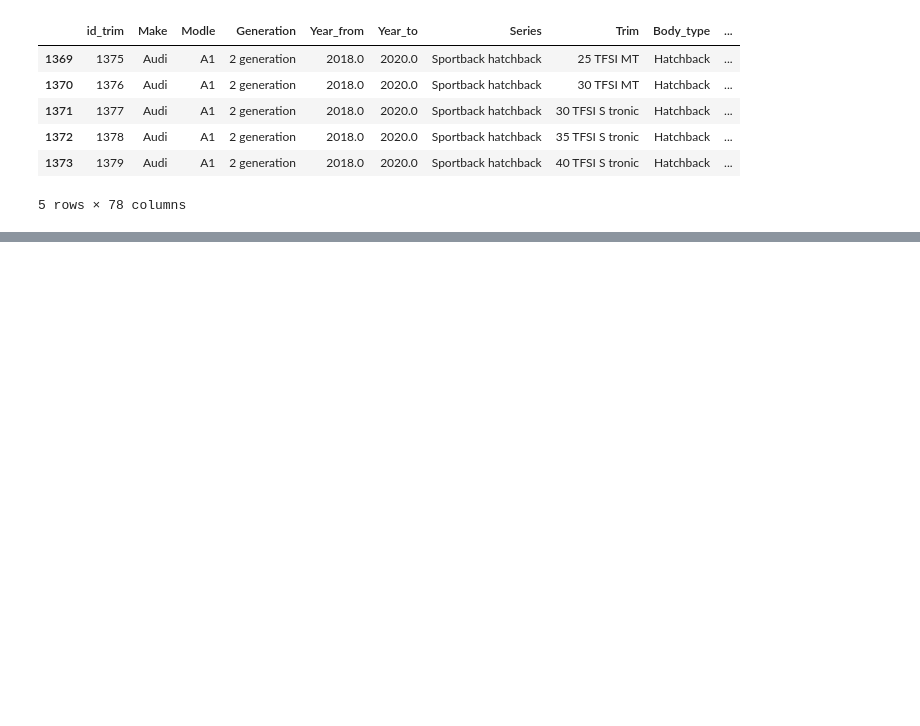
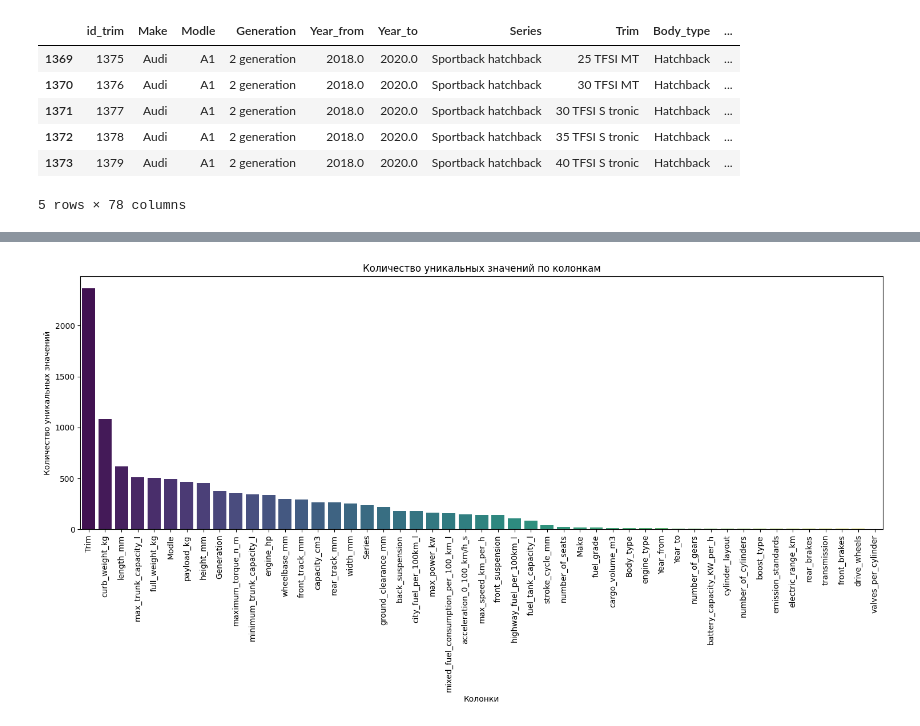
Before and after one commit to Giro216/AI_CAR_ASSISTANT, a Jupyter notebook: app/Service_Recommendation_LLM/cars1945_2020_analyst.ipynb, the cells around one changed output, grey strips where cells are left out. Saved outputs shown, nothing was run; the diff lists cells and outputs as text; code cells hidden in the pictures; blank space fills up the shorter version.

```diff
--- a/app/Service_Recommendation_LLM/cars1945_2020_analyst.ipynb
+++ b/app/Service_Recommendation_LLM/cars1945_2020_analyst.ipynb
@@ -259,0 +341,17 @@ print_rows_columns_as_array(filterByRating, 'Make', 'Modle', 'Series', 'Trim', c
+# %%
+unique_counts = cleaned_df.nunique().sort_values(ascending=False)
+unique_counts = unique_counts[unique_counts > 0]
+
+if not unique_counts.empty:
+    plt.figure(figsize=(15, 8))
+    sns.barplot(x=unique_counts.index, y=unique_counts.values, hue=unique_counts.index, palette='viridis', legend=False)
+    plt.title('Количество уникальных значений по колонкам')
+    plt.xlabel('Колонки')
+    plt.ylabel('Количество уникальных значений')
+    plt.xticks(rotation=90)
+    plt.tight_layout()
+    plt.show()
+else:
+    print('В DataFrame нет колонок с уникальными значениями.')
+# %% [output]
+[figure, added]
```
Also changed, not shown: parts of 73 cells of this notebook, 2 other files.
